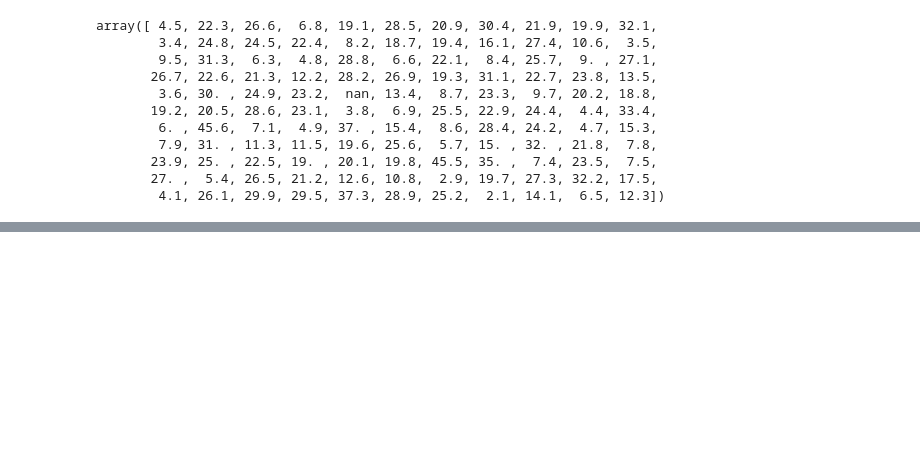
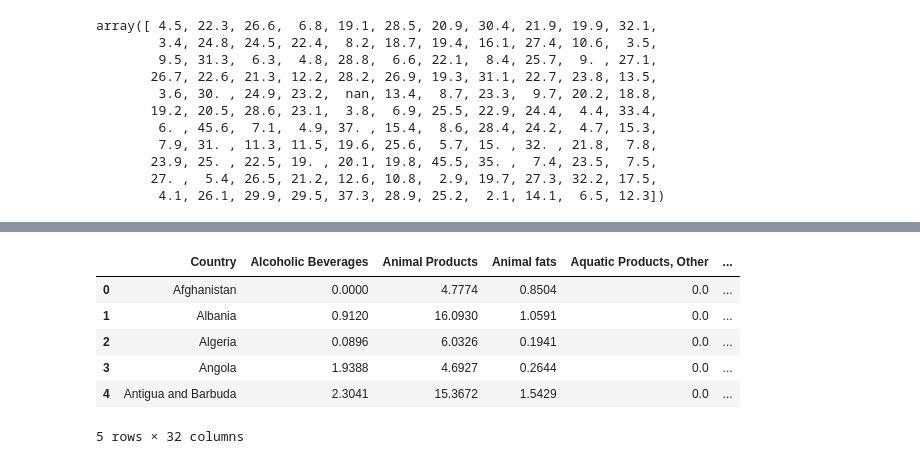
Before and after one commit to aksingh1611/ak.demo, a Jupyter notebook: project.ipynb, the cells around one changed output, grey strips where cells are left out. Saved outputs shown, nothing was run; the diff lists cells and outputs as text; code cells hidden in the pictures; blank space fills up the shorter version.

```diff
--- a/project.ipynb
+++ b/project.ipynb
@@ -90,0 +164,11 @@ array([ 4.5, 22.3, 26.6,  6.8, 19.1, 28.5, 20.9, 30.4, 21.9, 19.9, 32.1,
+# %%
+df=pd.read_csv('/kaggle/input/dietary-impact-on-immune-system/Food_Supply_kcal_Data.csv')
+df.head()
+# %% [output]
+|  | Country | Alcoholic Beverages | Animal Products | Animal fats | Aquatic Products, Other | ... |
+| 0 | Afghanistan | 0.0000 | 4.7774 | 0.8504 | 0.0 | ... |
+| 1 | Albania | 0.9120 | 16.0930 | 1.0591 | 0.0 | ... |
+| 2 | Algeria | 0.0896 | 6.0326 | 0.1941 | 0.0 | ... |
+| 3 | Angola | 1.9388 | 4.6927 | 0.2644 | 0.0 | ... |
+| 4 | Antigua and Barbuda | 2.3041 | 15.3672 | 1.5429 | 0.0 | ... |
+5 rows × 32 columns
```
Also changed, not shown: parts of 8 cells of this notebook.
